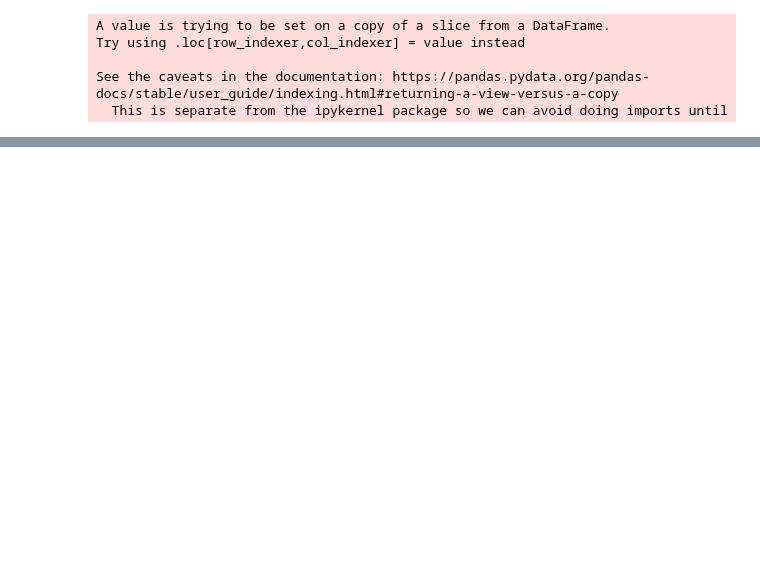
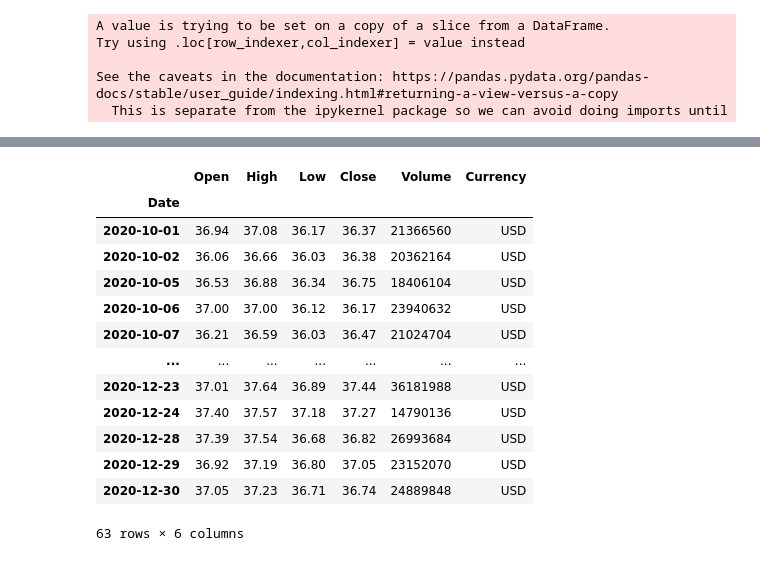
Before and after one commit to meshalalsultan/Predect-Fizer-Stock-Price-with-LSTM, a Jupyter notebook: Stock_Predectior_With_Keras.ipynb, the cells around one changed output, grey strips where cells are left out. Cells and saved outputs as stored; diff of their text form; code cells hidden in the pictures; blank space fills up the shorter version.

```diff
--- a/Stock_Predectior_With_Keras.ipynb
+++ b/Stock_Predectior_With_Keras.ipynb
@@ -281,0 +287,22 @@ valid
+# %%
+df = investpy.get_stock_historical_data(stock='PFE',
+                                        country='United States',
+                                        from_date='01/10/2020',
+                                        to_date='30/12/2020')
+# %%
+df
+# %% [output]
+|  | Open | High | Low | Close | Volume | Currency |
+| Date |  |  |  |  |  |  |
+| 2020-10-01 | 36.94 | 37.08 | 36.17 | 36.37 | 21366560 | USD |
+| 2020-10-02 | 36.06 | 36.66 | 36.03 | 36.38 | 20362164 | USD |
+| 2020-10-05 | 36.53 | 36.88 | 36.34 | 36.75 | 18406104 | USD |
+| 2020-10-06 | 37.00 | 37.00 | 36.12 | 36.17 | 23940632 | USD |
+| 2020-10-07 | 36.21 | 36.59 | 36.03 | 36.47 | 21024704 | USD |
+| ... | ... | ... | ... | ... | ... | ... |
+| 2020-12-23 | 37.01 | 37.64 | 36.89 | 37.44 | 36181988 | USD |
+| 2020-12-24 | 37.40 | 37.57 | 37.18 | 37.27 | 14790136 | USD |
+| 2020-12-28 | 37.39 | 37.54 | 36.68 | 36.82 | 26993684 | USD |
+| 2020-12-29 | 36.92 | 37.19 | 36.80 | 37.05 | 23152070 | USD |
+| 2020-12-30 | 37.05 | 37.23 | 36.71 | 36.74 | 24889848 | USD |
+63 rows × 6 columns
```
Also changed, not shown: parts of 22 cells of this notebook.
